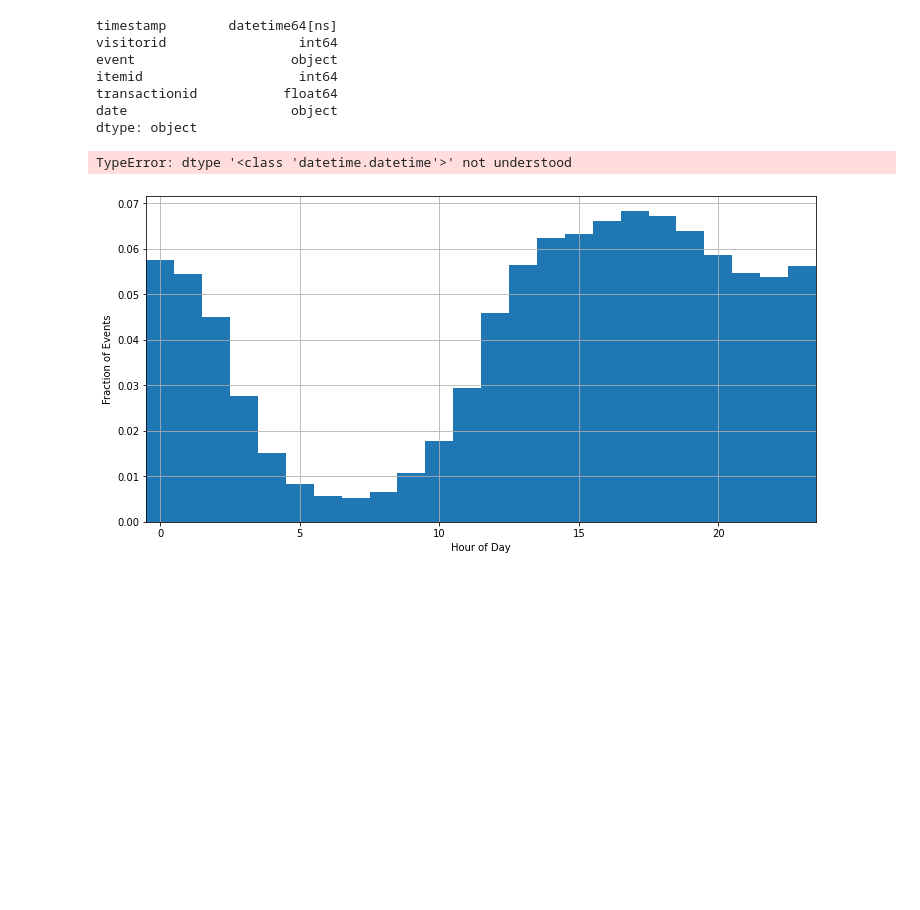
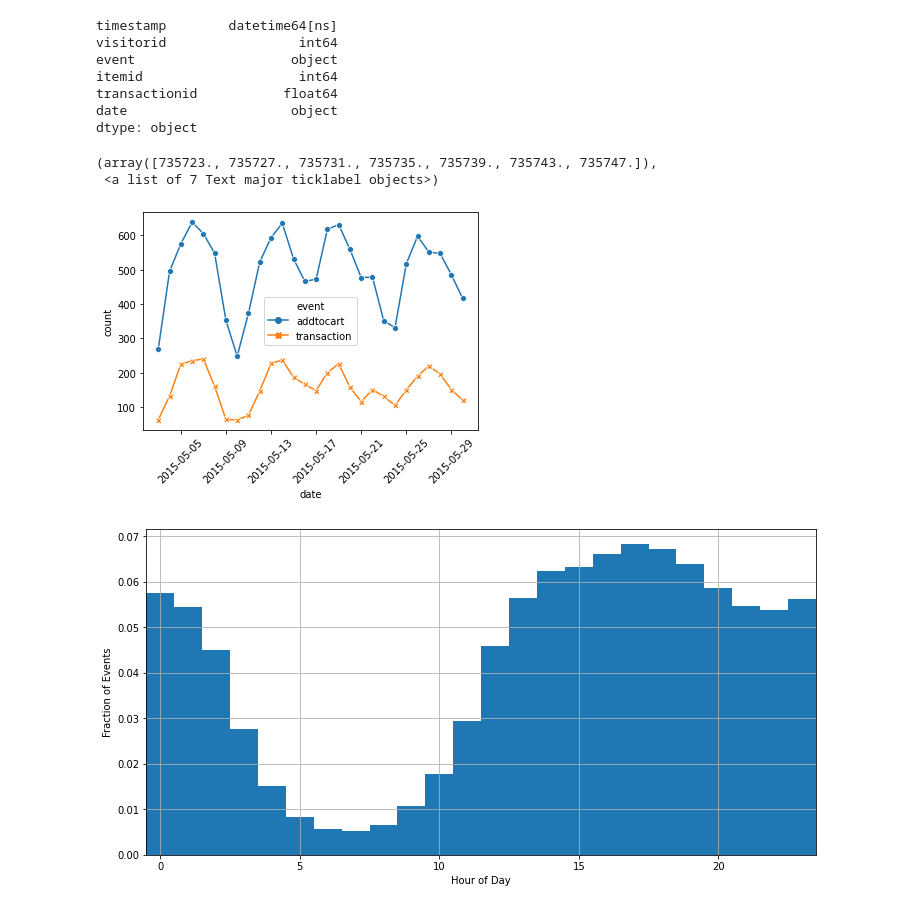
Before and after one commit to awaiskaleem/Recommendation-Engine, a Jupyter notebook: docs/eda.ipynb, the cells around one changed output. Drawn from its saved outputs; the diff is of its cells as text; code cells hidden in the pictures; blank space fills up the shorter version.

```diff
--- a/docs/eda.ipynb
+++ b/docs/eda.ipynb
@@ -97,10 +97,19 @@ itemid                    int64
 transactionid           float64
 date                     object
 dtype: object
-# %%
-events.timestamp.astype(datetime.datetime).isoweekday()
-# %% [output]
-TypeError: dtype '<class 'datetime.datetime'>' not understood
+# %%
+# events['timestamp'].apply(lambda x: x.isoweekday())
+tmp = events [['date','event','visitorid']]
+tmp = tmp.groupby(['date','event'], as_index = False)['visitorid'].count()
+tmp = tmp.rename(columns={'visitorid':'count'})
+ax = sns.lineplot(x="date", y="count",
+                  hue="event", style="event",
+                  markers=True, dashes=False, data=tmp[tmp['event']!='view'])
+plt.xticks(rotation=45)
+# %% [output]
+(array([735723., 735727., 735731., 735735., 735739., 735743., 735747.]),
+ <a list of 7 Text major ticklabel objects>)
+[figure, added]
 # %%
 hour = lambda x: (datetime.datetime.fromtimestamp(x)-datetime.timedelta(hours=5)).hour
 timestamp = events[['timestamp', 'event']].copy()
```
